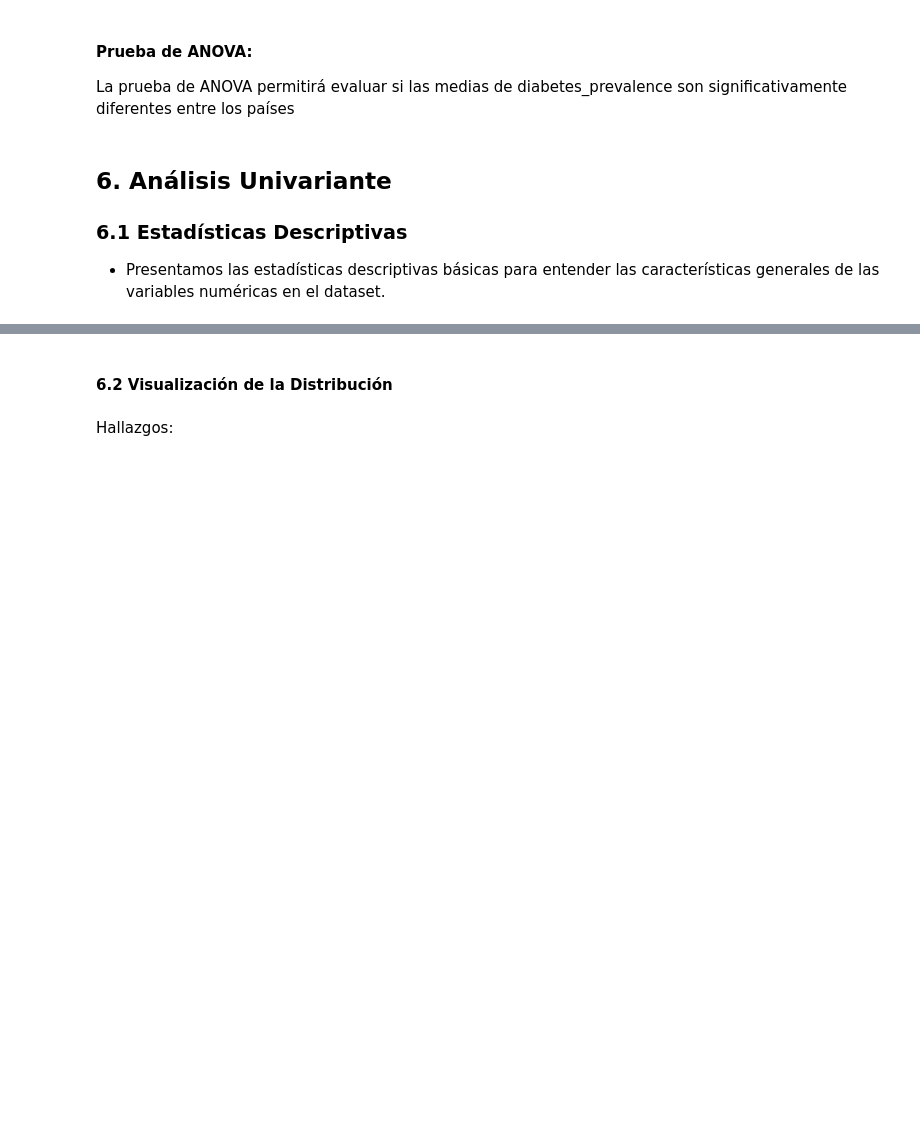
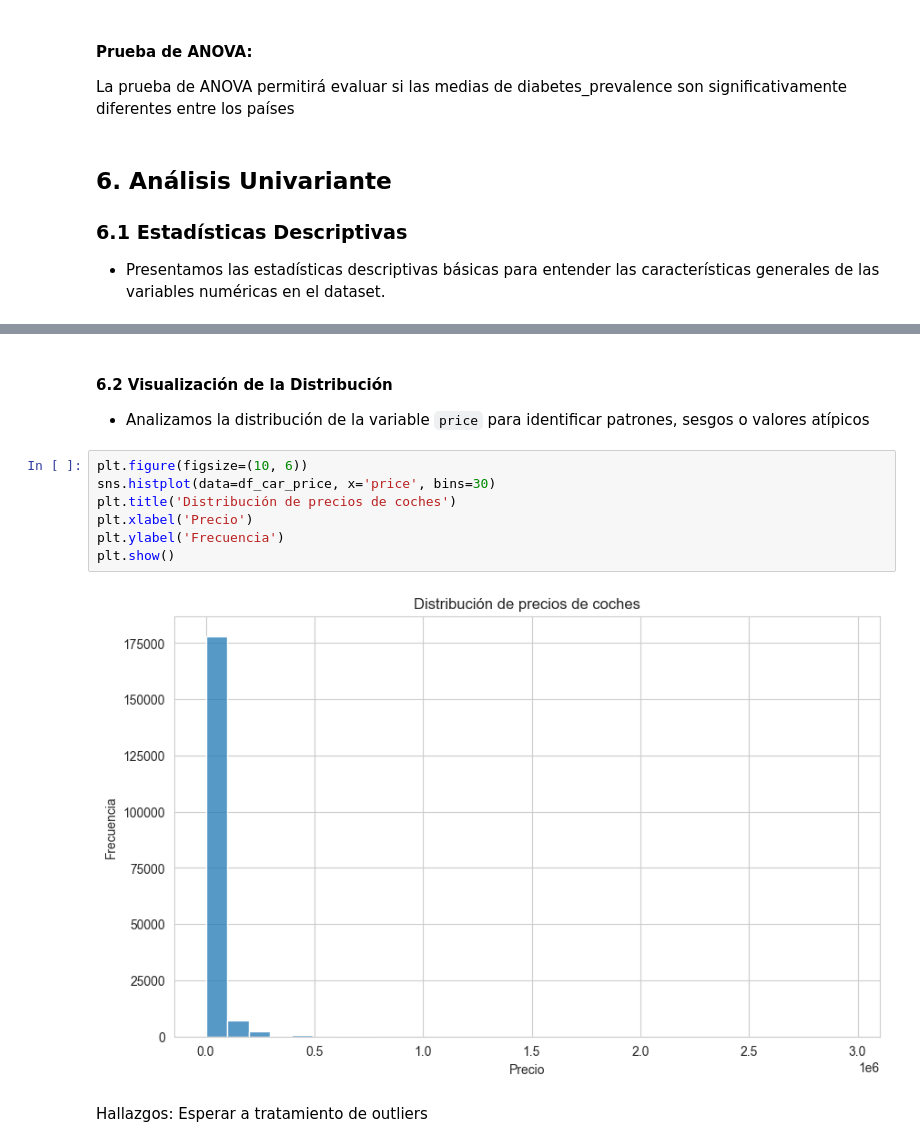
Before and after one commit to Bootcamp-IA-P4/Car_prices_project_equipo2, a Jupyter notebook: eda/eda.ipynb, the cells around one changed output, grey strips where cells are left out. Drawn from its saved outputs; the diff is of its cells as text; blank space fills up the shorter version.

```diff
--- a/eda/eda.ipynb
+++ b/eda/eda.ipynb
@@ -211,4 +226,14 @@ La prueba de ANOVA permitirá evaluar si las medias de diabetes_prevalence son s
 # %% [markdown]
 #### 6.2 Visualización de la Distribución
+- Analizamos la distribución de la variable `price` para identificar patrones, sesgos o valores atípicos
+# %%
+plt.figure(figsize=(10, 6))
+sns.histplot(data=df_car_price, x='price', bins=30)
+plt.title('Distribución de precios de coches')
+plt.xlabel('Precio')
+plt.ylabel('Frecuencia')
+plt.show()
+# %% [output]
+[figure, added]
 # %% [markdown]
-Hallazgos:
+Hallazgos: Esperar a tratamiento de outliers
```
Also changed, not shown: parts of 20 cells of this notebook.
